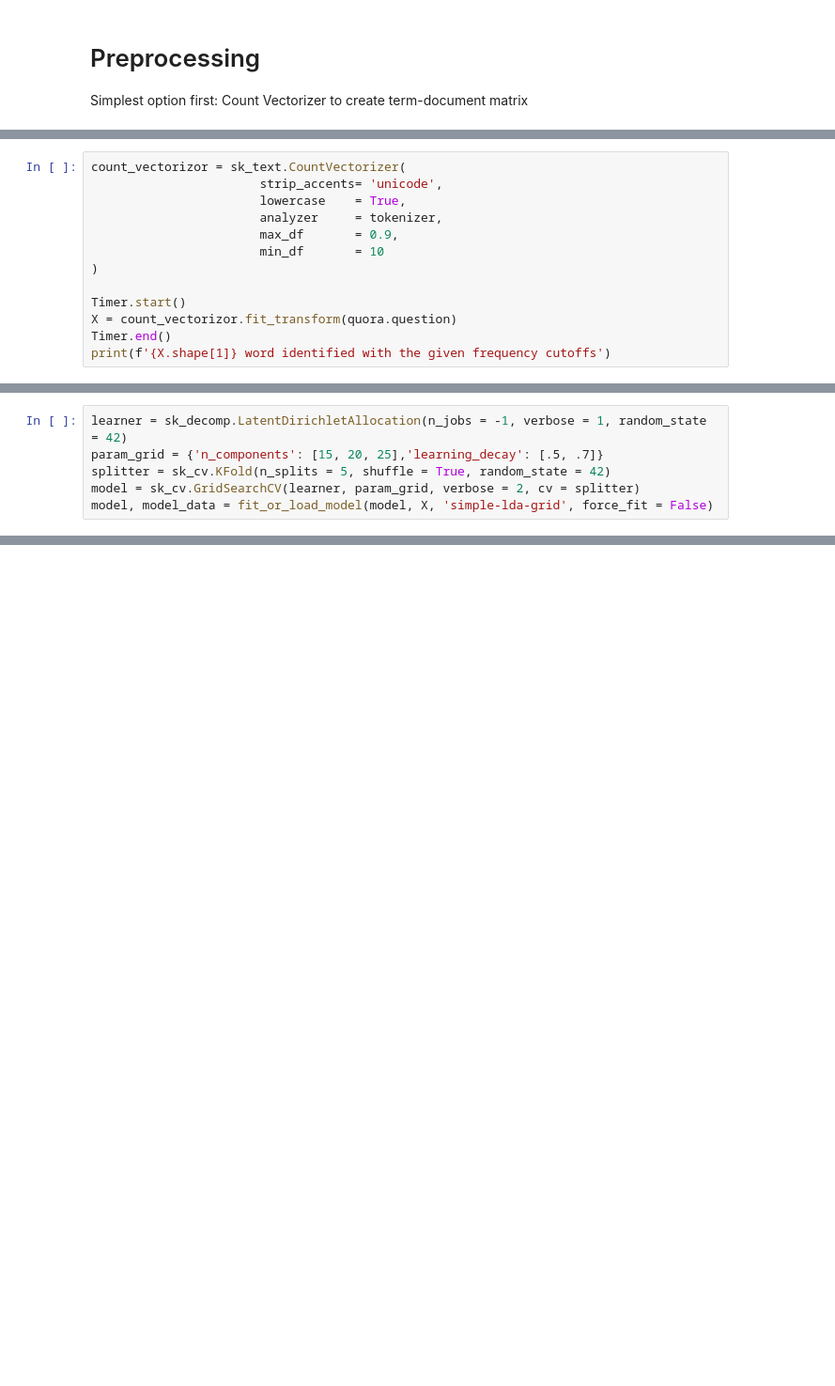
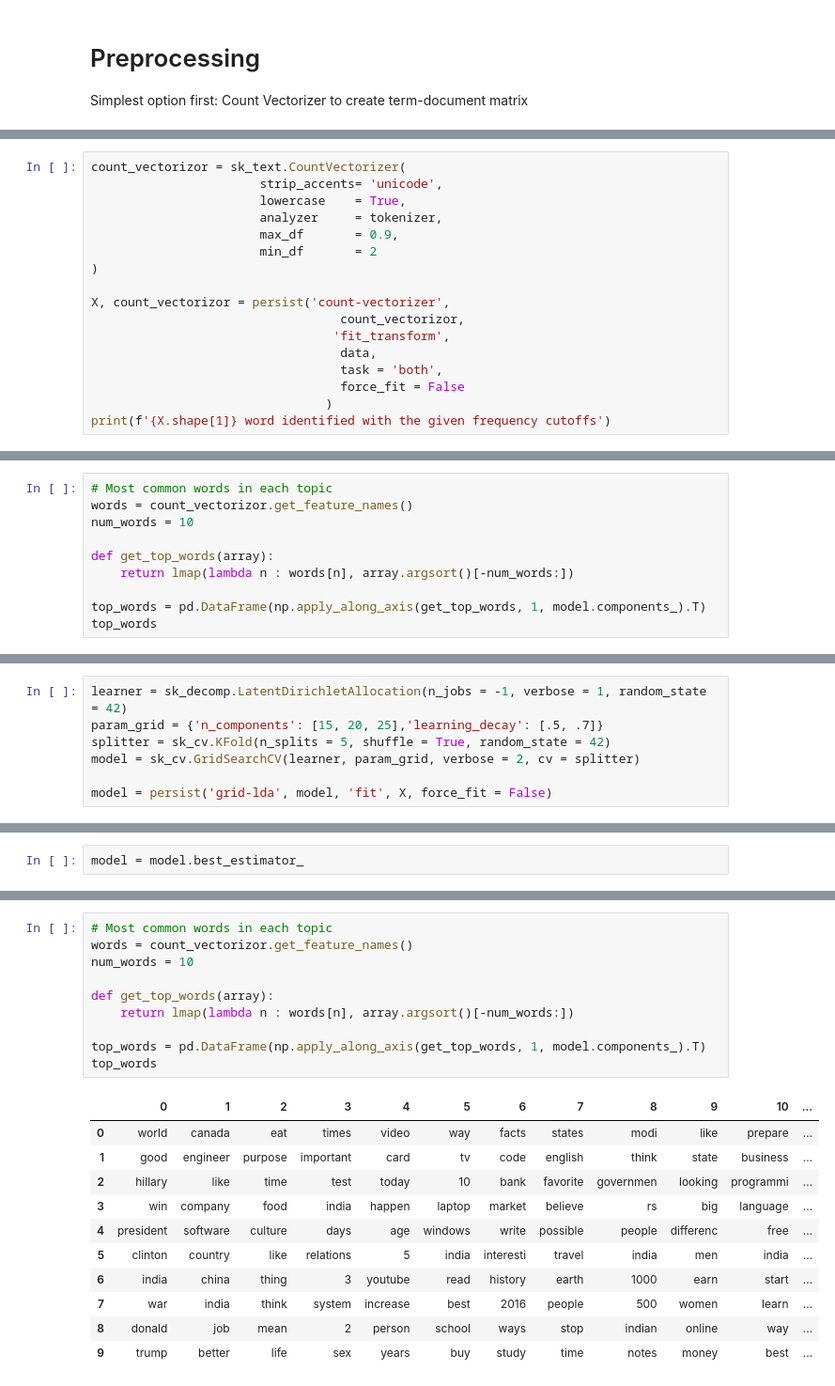
Before and after one commit to rcharan/quora-questions, a Jupyter notebook: quora-analysis.ipynb, the cells around one changed output, grey strips where cells are left out. Shown at 94% size. Drawn from its saved outputs; the diff is of its cells as text; blank space fills up the shorter version.

```diff
--- a/quora-analysis.ipynb
+++ b/quora-analysis.ipynb
@@ -50,11 +74,15 @@ count_vectorizor = sk_text.CountVectorizer(
                        lowercase    = True,
                        analyzer     = tokenizer,
                        max_df       = 0.9,
-                       min_df       = 10
+                       min_df       = 2
 )
 
-Timer.start()
-X = count_vectorizor.fit_transform(quora.question)
-Timer.end()
+X, count_vectorizor = persist('count-vectorizer',
+                                  count_vectorizor,
+                                 'fit_transform',
+                                  data,
+                                  task = 'both',
+                                  force_fit = False
+                                )
 print(f'{X.shape[1]} word identified with the given frequency cutoffs')
 # %% [output]
@@ -75,0 +136,10 @@ Loading model from disk
+# %%
+# Most common words in each topic
+words = count_vectorizor.get_feature_names()
+num_words = 10
+
+def get_top_words(array):
+    return lmap(lambda n : words[n], array.argsort()[-num_words:])
+
+top_words = pd.DataFrame(np.apply_along_axis(get_top_words, 1, model.components_).T)
+top_words
@@ -78,4 +186,5 @@ learner = sk_decomp.LatentDirichletAllocation(n_jobs = -1, verbose = 1, random_s
 param_grid = {'n_components': [15, 20, 25],'learning_decay': [.5, .7]}
 splitter = sk_cv.KFold(n_splits = 5, shuffle = True, random_state = 42)
 model = sk_cv.GridSearchCV(learner, param_grid, verbose = 2, cv = splitter)
-model, model_data = fit_or_load_model(model, X, 'simple-lda-grid', force_fit = False)
+
+model = persist('grid-lda', model, 'fit', X, force_fit = False)
@@ -93,0 +198,2 @@ The evaluation part could invlove:
+# %%
+model = model.best_estimator_
@@ -93,0 +223,22 @@ The evaluation part could invlove:
+# %%
+# Most common words in each topic
+words = count_vectorizor.get_feature_names()
+num_words = 10
+
+def get_top_words(array):
+    return lmap(lambda n : words[n], array.argsort()[-num_words:])
+
+top_words = pd.DataFrame(np.apply_along_axis(get_top_words, 1, model.components_).T)
+top_words
+# %% [output]
+|  | 0 | 1 | 2 | 3 | 4 | 5 | 6 | 7 | 8 | 9 | 10 | ... |
+| 0 | world | canada | eat | times | video | way | facts | states | modi | like | prepare | ... |
+| 1 | good | engineer | purpose | important | card | tv | code | english | think | state | business | ... |
+| 2 | hillary | like | time | test | today | 10 | bank | favorite | governmen | looking | programmi | ... |
+| 3 | win | company | food | india | happen | laptop | market | believe | rs | big | language | ... |
+| 4 | president | software | culture | days | age | windows | write | possible | people | differenc | free | ... |
+| 5 | clinton | country | like | relations | 5 | india | interesti | travel | india | men | india | ... |
+| 6 | india | china | thing | 3 | youtube | read | history | earth | 1000 | earn | start | ... |
+| 7 | war | india | think | system | increase | best | 2016 | people | 500 | women | learn | ... |
+| 8 | donald | job | mean | 2 | person | school | ways | stop | indian | online | way | ... |
+| 9 | trump | better | life | sex | years | buy | study | time | notes | money | best | ... |
```
Also changed, not shown: parts of 43 cells of this notebook, 18 other files.
